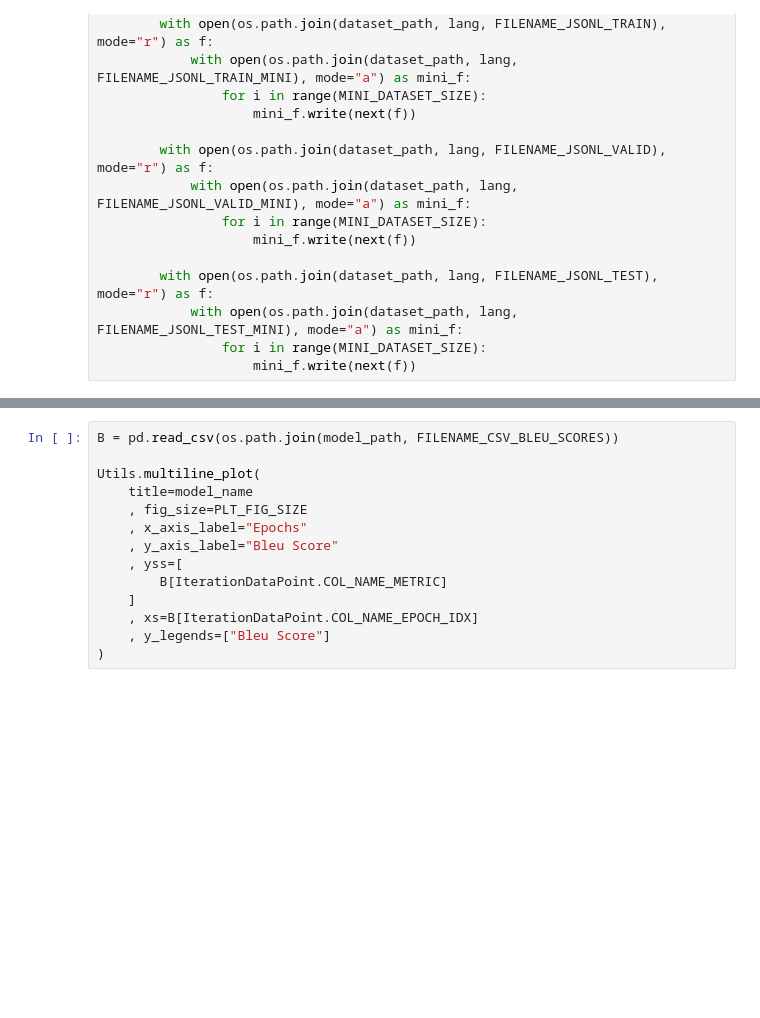
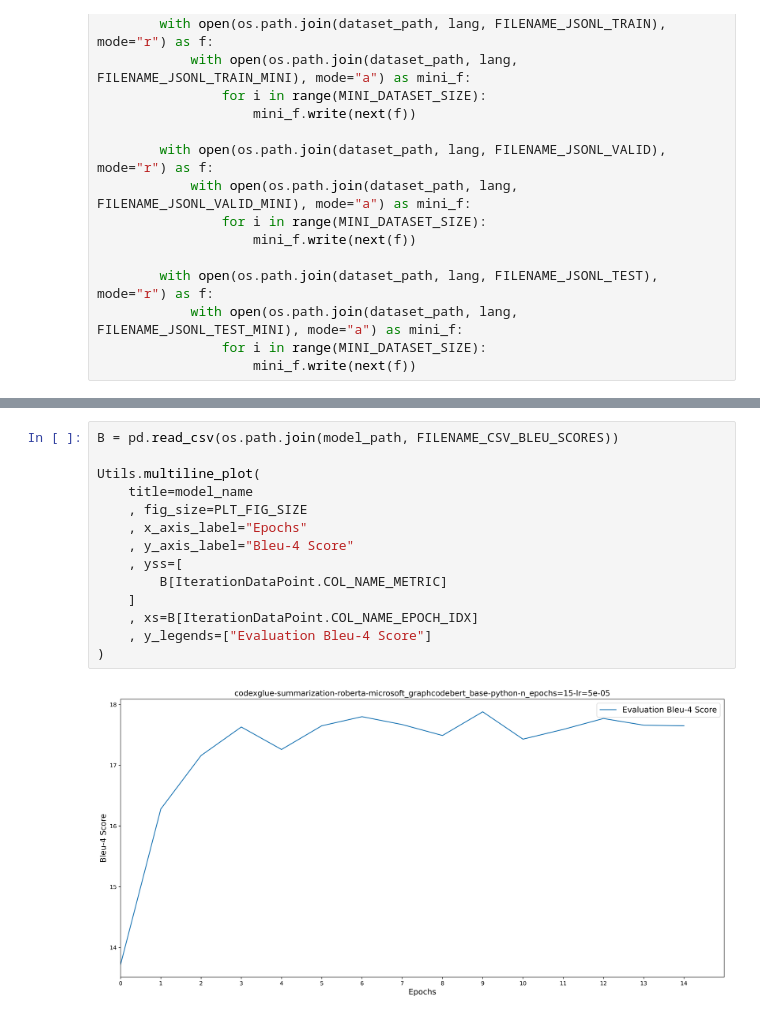
Before and after one commit to thekaveh/CS5814-project, a Jupyter notebook: codexglue-summarization-roberta-graphcodebert-python/notebook.ipynb, the cells around one changed output, grey strips where cells are left out. Drawn from its saved outputs; the diff is of its cells as text; blank space fills up the shorter version.

```diff
--- a/codexglue-summarization-roberta-graphcodebert-python/notebook.ipynb
+++ b/codexglue-summarization-roberta-graphcodebert-python/notebook.ipynb
@@ -226,17 +252,19 @@ Utils.multiline_plot(
 # %%
 B = pd.read_csv(os.path.join(model_path, FILENAME_CSV_BLEU_SCORES))
 
 Utils.multiline_plot(
     title=model_name
     , fig_size=PLT_FIG_SIZE
     , x_axis_label="Epochs"
-    , y_axis_label="Bleu Score"
+    , y_axis_label="Bleu-4 Score"
     , yss=[
         B[IterationDataPoint.COL_NAME_METRIC]
     ]
     , xs=B[IterationDataPoint.COL_NAME_EPOCH_IDX]
-    , y_legends=["Bleu Score"]
+    , y_legends=["Evaluation Bleu-4 Score"]
 )
+# %% [output]
+[figure, added]
 # %%
 subprocess.check_call(
     [
```
Also changed, not shown: parts of 10 cells of this notebook, 10 other files.
